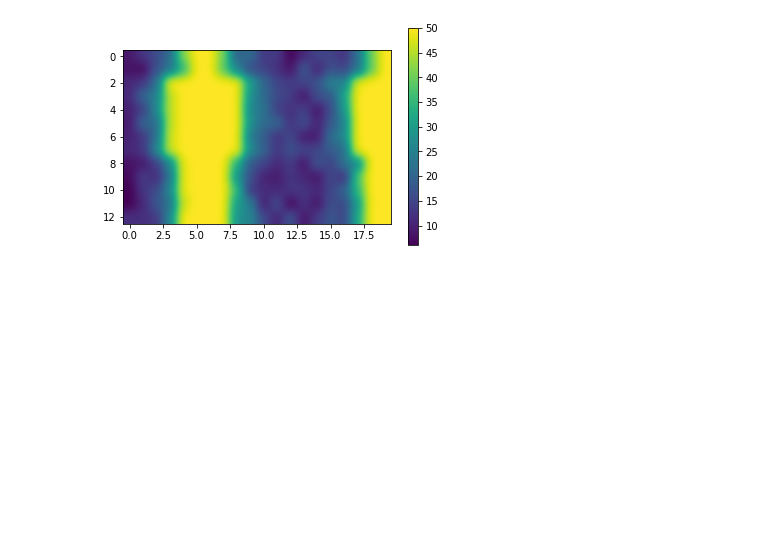
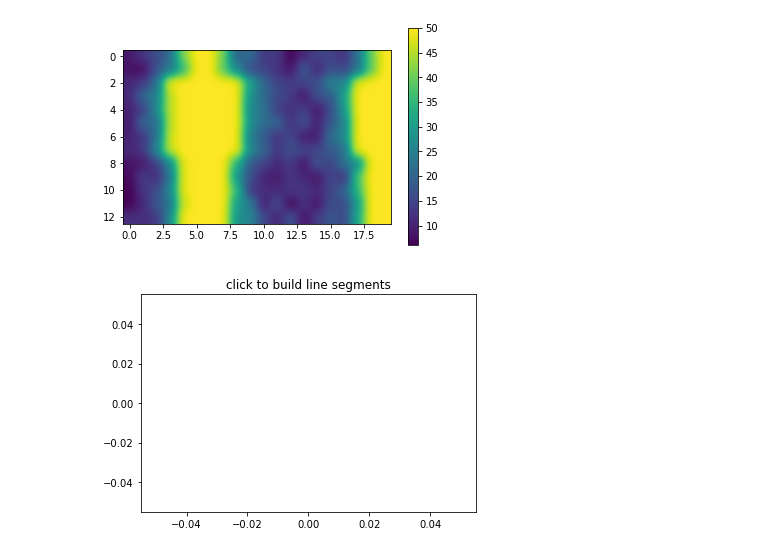
Before and after one commit to WavyV/ABM_RocketMan, a Jupyter notebook: Positional Utility Tests.ipynb, the cells around one changed output. Saved outputs shown, nothing was run; the diff lists cells and outputs as text; code cells hidden in the pictures; blank space fills up the shorter version.

```diff
--- a/Positional Utility Tests.ipynb
+++ b/Positional Utility Tests.ipynb
@@ -84,3 +91,28 @@ plt.colorbar()
 plt.show()
 # %% [output]
 [figure]
+# %%
+class LineBuilder:
+    def __init__(self, line):
+        self.line = line
+        self.xs = list(line.get_xdata())
+        self.ys = list(line.get_ydata())
+        self.cid = line.figure.canvas.mpl_connect('button_press_event', self)
+
+    def __call__(self, event):
+        print('click', event)
+        if event.inaxes!=self.line.axes: return
+        self.xs.append(event.xdata)
+        self.ys.append(event.ydata)
+        self.line.set_data(self.xs, self.ys)
+        self.line.figure.canvas.draw()
+
+fig = plt.figure()
+ax = fig.add_subplot(111)
+ax.set_title('click to build line segments')
+line, = ax.plot([0], [0])  # empty line
+linebuilder = LineBuilder(line)
+
+plt.show()
+# %% [output]
+[figure, added]
```
Also changed, not shown: parts of 3 cells of this notebook, 2 other files.
